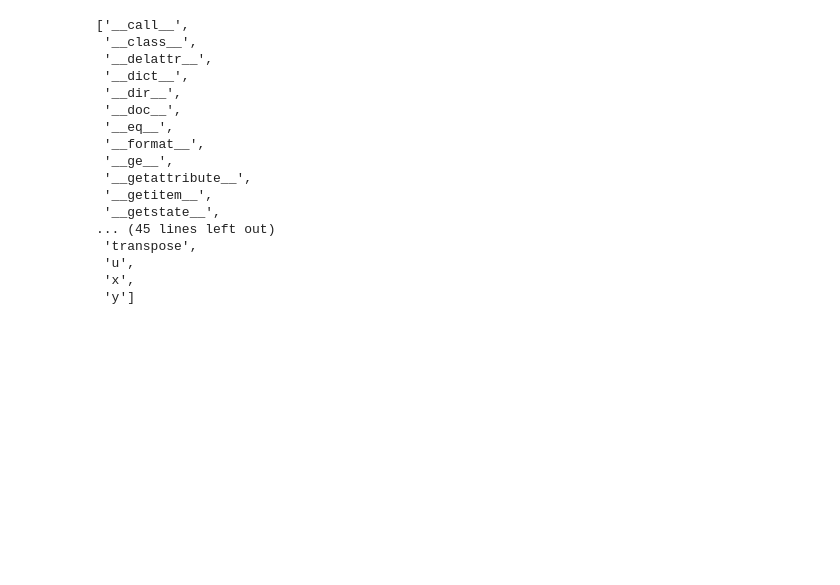
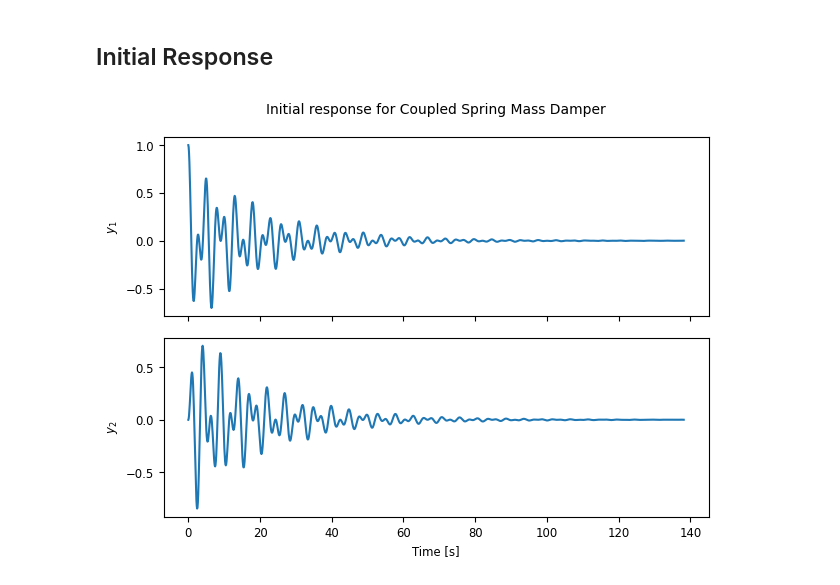
Before and after one commit to prajapati-incontrol/vica, a Jupyter notebook: simulations/tutorials/ct_py_tutorials.ipynb, the cells around one changed output. Drawn from its saved outputs; the diff is of its cells as text; code cells hidden in the pictures; blank space fills up the shorter version.

```diff
--- a/simulations/tutorials/ct_py_tutorials.ipynb
+++ b/simulations/tutorials/ct_py_tutorials.ipynb
@@ -42,21 +58,8 @@ D = [[0.]
+# %% [markdown]
+## Initial Response
 # %%
-response = ct.initial_response(sys, X0=[1, 0, 0, 0])
-dir(response)
+# start from a given initial condition to note the initial response
+response = ct.initial_response(sys, X0=[1,0,0,0])
+cplt = response.plot()
 # %% [output]
-['__call__',
- '__class__',
- '__delattr__',
- '__dict__',
- '__dir__',
- '__doc__',
- '__eq__',
- '__format__',
- '__ge__',
- '__getattribute__',
- '__getitem__',
- '__getstate__',
-... (45 lines left out)
- 'transpose',
- 'u',
- 'x',
- 'y']
+[figure, added]
```
Also changed, not shown: parts of 14 cells of this notebook.
